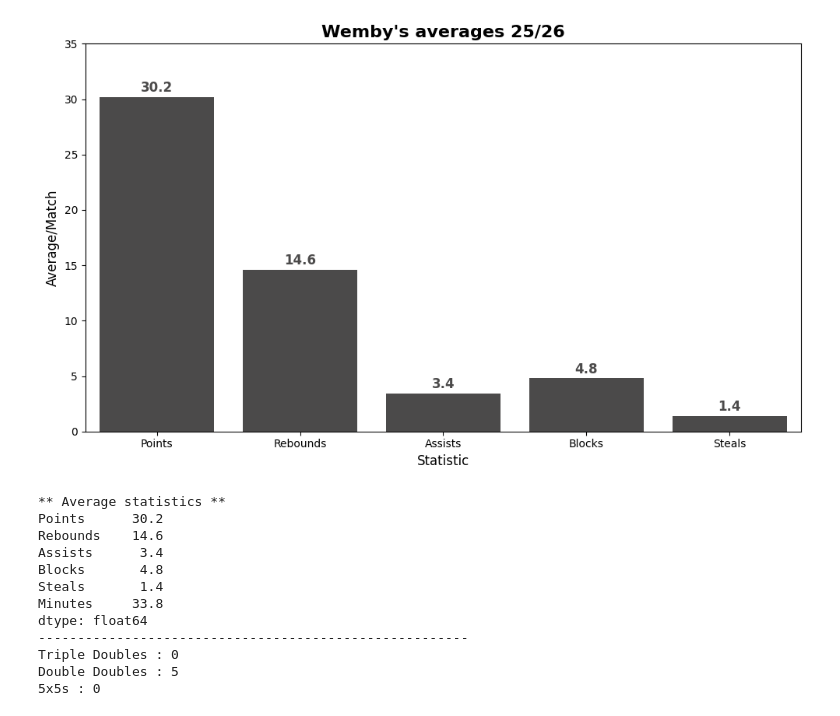
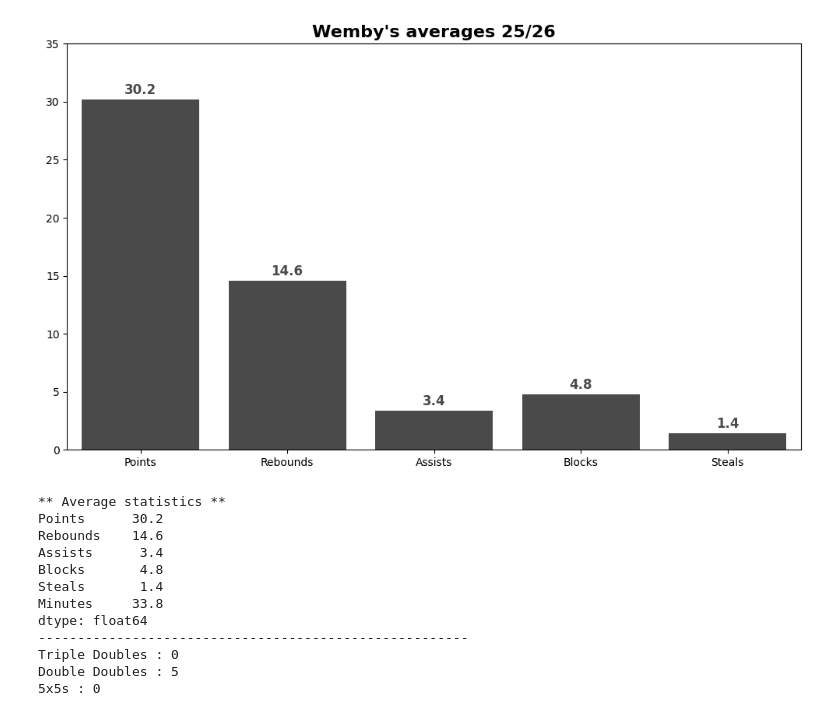
Before and after one commit to Owenwnv/Wemby_Stats_25_26, a Jupyter notebook: Analyse_Wemby.ipynb, the cells around one changed output. Cells and saved outputs as stored; diff of their text form; code cells hidden in the pictures.

```diff
--- a/Analyse_Wemby.ipynb
+++ b/Analyse_Wemby.ipynb
@@ -1,27 +71,27 @@
 # %%
 #5 main statistics categories averages graph
 visible_stats_averages = average[['Points', 'Rebounds', 'Assists', 'Blocks', 'Steals']].round(2)
 
 df_averages = visible_stats_averages.reset_index()
 df_averages.columns = ['Stat', 'Val']
 
 plt.figure(figsize=(10, 6))
 
 sns.barplot(x='Stat', y='Val', data=df_averages, color='#4B4A4A')
 
 for index, row in df_averages.iterrows():
     plt.text(index, row['Val'] + 0.2, f"{row['Val']}",
              color='#4B4A4A', ha="center", va='bottom', fontsize=12, weight='bold')
 
 plt.title("Wemby's averages 25/26", fontsize=16, weight='bold')
-plt.xlabel('Statistic', fontsize=12)
-plt.ylabel('Average/Match', fontsize=12)
+plt.xlabel('', fontsize=12)
+plt.ylabel('', fontsize=12)
 plt.ylim(0, 35)
 
 plt.tight_layout()
 plt.show()
 # %% [output]
-[figure, old version]
+[figure, new version]
 # %%
 columns_stats = ['Points', 'Rebounds', 'Assists', 'Blocks', 'Steals', 'Minutes']
 
```
Also changed, not shown: parts of 4 cells of this notebook.
